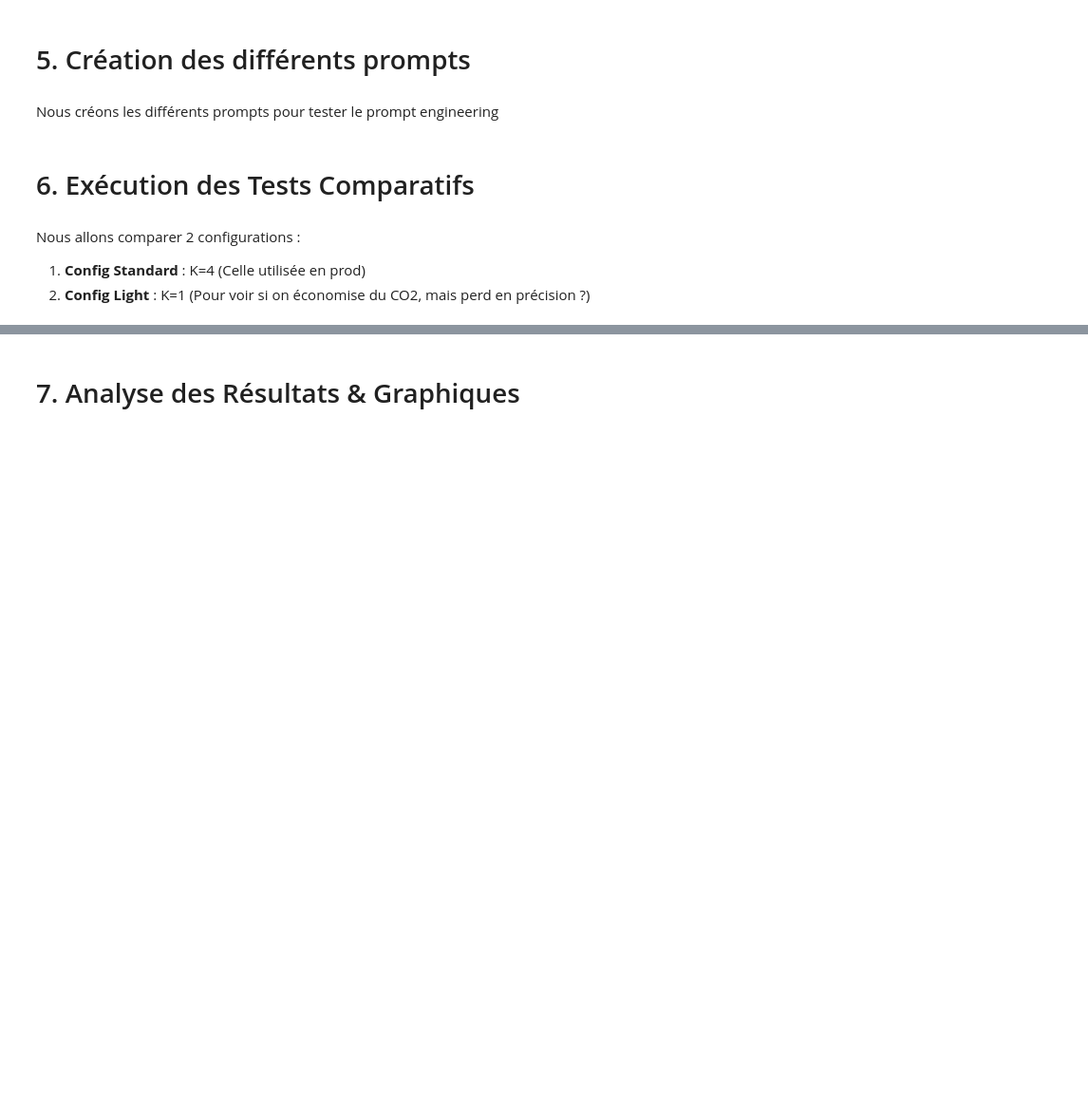
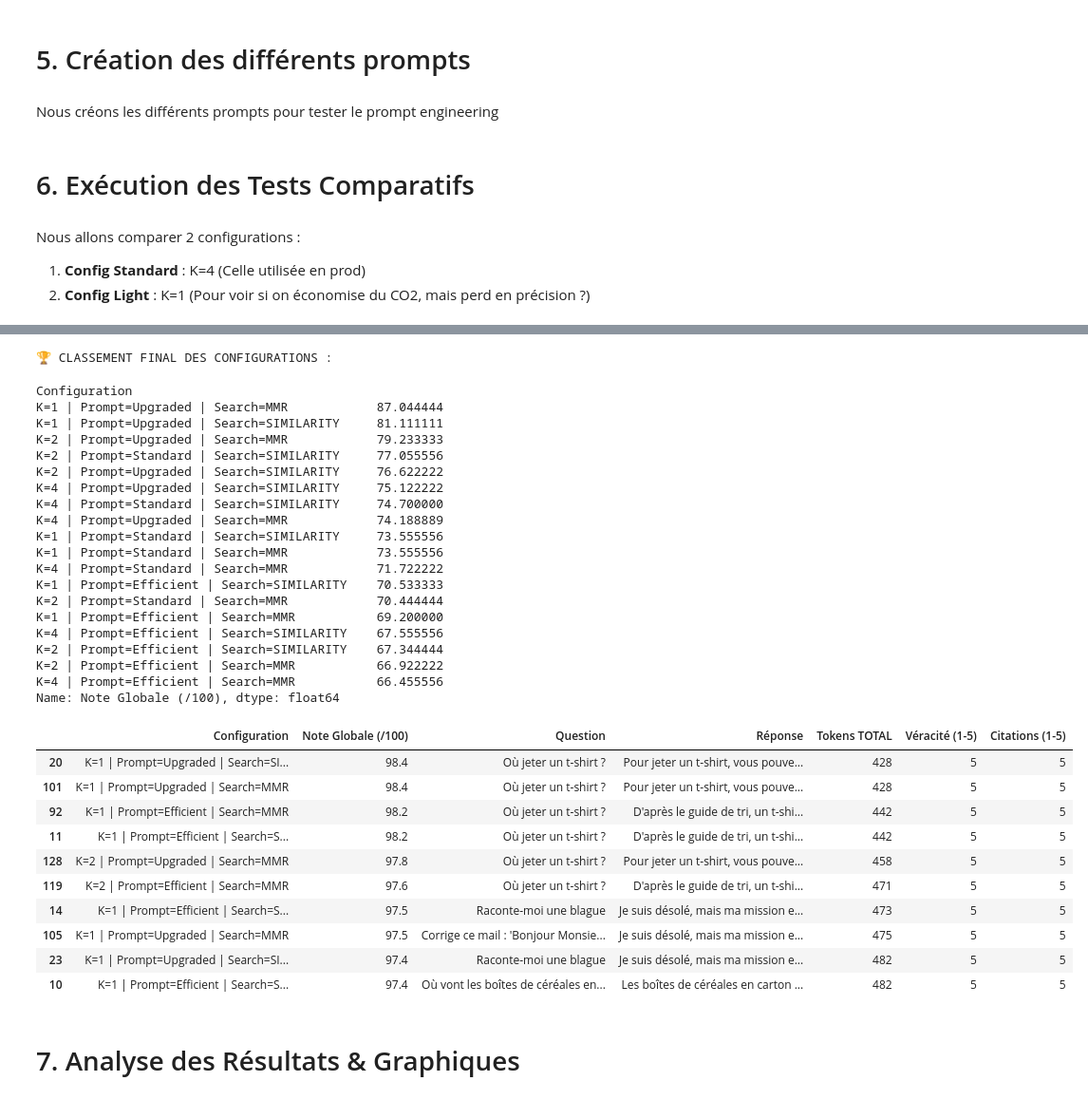
Before and after one commit to naj-S-V/ia-llm-project, a Jupyter notebook: notebooks/llm_benchmark_v2.ipynb, the cells around one changed output, grey strips where cells are left out. Shown: that part at 95% size. Saved outputs shown, nothing was run; the diff lists cells and outputs as text; code cells hidden in the pictures; blank space fills up the shorter version.

```diff
--- a/notebooks/llm_benchmark_v2.ipynb
+++ b/notebooks/llm_benchmark_v2.ipynb
@@ -350,3 +507,80 @@ Failed to send compressed multipart ingest: langsmith.utils.LangSmithError: Fail
+# %%
+def calculate_global_score(row):
+    """
+    Calcule une note sur 100 basée sur la qualité et l'efficacité.
+    """
+    # 1. SCORE DE QUALITÉ (Base 100 points)
+    # On donne beaucoup de poids à la Véracité (c'est le plus important)
+    # Véracité : x14 (max 70 pts)
+    # Citations : x4 (max 20 pts)
+    # Ton       : x2 (max 10 pts)
+    quality_score = (row["Véracité (1-5)"] * 14) + \
+                    (row["Citations (1-5)"] * 4) + \
+                    (row["Ton (1-5)"] * 2)
+
+    # 2. PÉNALITÉ D'EFFICACITÉ (Green IT)
+    # On retire des points si on consomme trop.
+    # On considère que 200 tokens est la "norme".
+    # Chaque tranche de 50 tokens supplémentaires coûte 1 point.
+    token_count = row["Tokens TOTAL"]
+    if token_count > 350:
+        penalty = (token_count - 350) / 50
+    else:
+        penalty = 0 # Pas de bonus si on est en dessous, juste pas de malus
+
+    # 3. SCORE FINAL
+    final_score = quality_score - penalty
+
+    # On borne la note entre 0 et 100 pour que ça reste lisible
+    return round(max(0, min(100, final_score)), 1)
+
+# Application de la formule
+df_final["Note Globale (/100)"] = df_final.apply(calculate_global_score, axis=1)
+
+# Ré-organisation des colonnes pour mettre la note au début
+cols = ["Configuration", "Note Globale (/100)", "Question", "Réponse", "Tokens TOTAL", "Véracité (1-5)", "Citations (1-5)"]
+# On affiche les meilleures configurations en premier
+df_sorted = df_final[cols].sort_values(by="Note Globale (/100)", ascending=False)
+
+print("\n🏆 CLASSEMENT FINAL DES CONFIGURATIONS :")
+# On affiche la moyenne des notes globales par config
+display(df_sorted.groupby("Configuration")["Note Globale (/100)"].mean().sort_values(ascending=False))
+
+# Affichage détaillé
+display(df_sorted.head(10))
+# %% [output]
+🏆 CLASSEMENT FINAL DES CONFIGURATIONS :
+Configuration
+K=1 | Prompt=Upgraded | Search=MMR            87.044444
+K=1 | Prompt=Upgraded | Search=SIMILARITY     81.111111
+K=2 | Prompt=Upgraded | Search=MMR            79.233333
+K=2 | Prompt=Standard | Search=SIMILARITY     77.055556
+K=2 | Prompt=Upgraded | Search=SIMILARITY     76.622222
+K=4 | Prompt=Upgraded | Search=SIMILARITY     75.122222
+K=4 | Prompt=Standard | Search=SIMILARITY     74.700000
+K=4 | Prompt=Upgraded | Search=MMR            74.188889
+K=1 | Prompt=Standard | Search=SIMILARITY     73.555556
+K=1 | Prompt=Standard | Search=MMR            73.555556
+K=4 | Prompt=Standard | Search=MMR            71.722222
+K=1 | Prompt=Efficient | Search=SIMILARITY    70.533333
+K=2 | Prompt=Standard | Search=MMR            70.444444
+K=1 | Prompt=Efficient | Search=MMR           69.200000
+K=4 | Prompt=Efficient | Search=SIMILARITY    67.555556
+K=2 | Prompt=Efficient | Search=SIMILARITY    67.344444
+K=2 | Prompt=Efficient | Search=MMR           66.922222
+K=4 | Prompt=Efficient | Search=MMR           66.455556
+Name: Note Globale (/100), dtype: float64
+|  | Configuration | Note Globale (/100) | Question | Réponse | Tokens TOTAL | Véracité (1-5) | Citations (1-5) |
+| 20 | K=1 | Prompt=Upgraded | Search=SI... | 98.4 | Où jeter un t-shirt ? | Pour jeter un t-shirt, vous pouve... | 428 | 5 | 5 |
+| 101 | K=1 | Prompt=Upgraded | Search=MMR | 98.4 | Où jeter un t-shirt ? | Pour jeter un t-shirt, vous pouve... | 428 | 5 | 5 |
+| 92 | K=1 | Prompt=Efficient | Search=MMR | 98.2 | Où jeter un t-shirt ? | D'après le guide de tri, un t-shi... | 442 | 5 | 5 |
+| 11 | K=1 | Prompt=Efficient | Search=S... | 98.2 | Où jeter un t-shirt ? | D'après le guide de tri, un t-shi... | 442 | 5 | 5 |
+| 128 | K=2 | Prompt=Upgraded | Search=MMR | 97.8 | Où jeter un t-shirt ? | Pour jeter un t-shirt, vous pouve... | 458 | 5 | 5 |
+| 119 | K=2 | Prompt=Efficient | Search=MMR | 97.6 | Où jeter un t-shirt ? | D'après le guide de tri, un t-shi... | 471 | 5 | 5 |
+| 14 | K=1 | Prompt=Efficient | Search=S... | 97.5 | Raconte-moi une blague | Je suis désolé, mais ma mission e... | 473 | 5 | 5 |
+| 105 | K=1 | Prompt=Upgraded | Search=MMR | 97.5 | Corrige ce mail : 'Bonjour Monsie... | Je suis désolé, mais ma mission e... | 475 | 5 | 5 |
+| 23 | K=1 | Prompt=Upgraded | Search=SI... | 97.4 | Raconte-moi une blague | Je suis désolé, mais ma mission e... | 482 | 5 | 5 |
+| 10 | K=1 | Prompt=Efficient | Search=S... | 97.4 | Où vont les boîtes de céréales en... | Les boîtes de céréales en carton ... | 482 | 5 | 5 |
 # %% [markdown]
 # 7. Analyse des Résultats & Graphiques
 # %%
```
Also changed, not shown: parts of 11 cells of this notebook, 3 other files.
